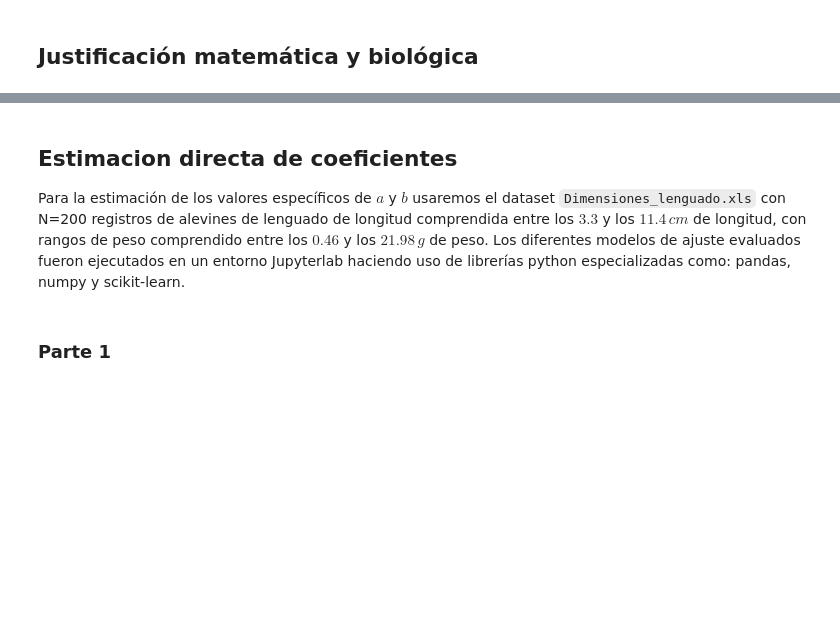
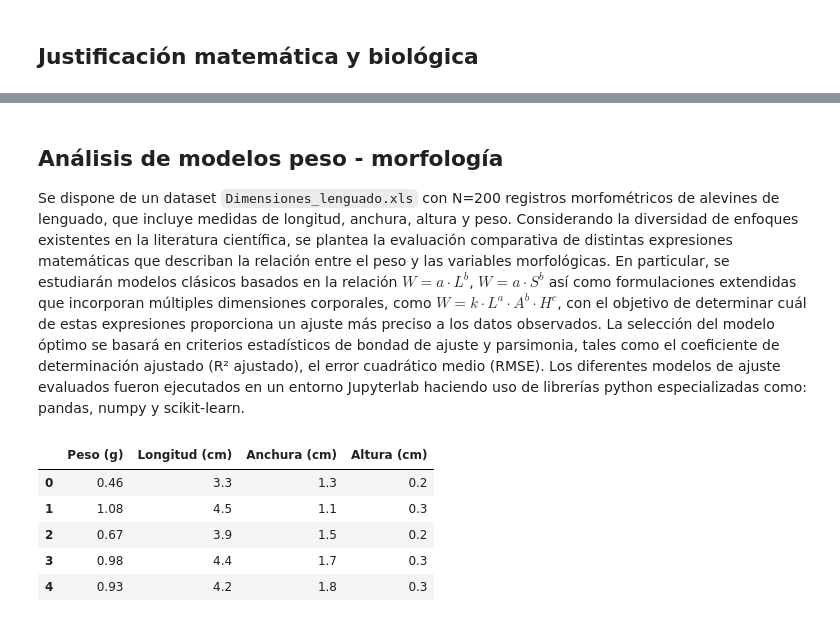
Before and after one commit to jalosu/FLATCLASS, a Jupyter notebook: content/01/Coeficientes.ipynb, the cells around one changed output, grey strips where cells are left out. Drawn from its saved outputs; the diff is of its cells as text; code cells hidden in the pictures; blank space fills up the shorter version.

````diff
--- a/content/01/Coeficientes.ipynb
+++ b/content/01/Coeficientes.ipynb
@@ -64,7 +79,28 @@ W=1,05\cdot V^{0,98}
 W=1,12\cdot V-3,25\quad(R^{2}=0,96)
 ```
 # %% [markdown]
-## Estimacion directa de coeficientes
-Para la estimación de los valores específicos de $a$ y $b$ usaremos el  dataset `Dimensiones_lenguado.xls` con N=200 registros de alevines de lenguado de longitud comprendida entre los $3.3$ y los $11.4\,cm$ de longitud, con rangos de peso comprendido entre los $0.46$ y los $21.98\,g$ de peso. Los diferentes modelos de ajuste evaluados fueron ejecutados en un entorno Jupyterlab haciendo uso de librerías python especializadas como: pandas, numpy y scikit-learn.
+## Análisis de modelos peso - morfología
+Se dispone de un dataset `Dimensiones_lenguado.xls` con N=200 registros morfométricos de alevines de lenguado, que incluye medidas de longitud, anchura, altura y peso. Considerando la diversidad de enfoques existentes en la literatura científica, se plantea la evaluación comparativa de distintas expresiones matemáticas que describan la relación entre el peso y las variables morfológicas. En particular, se estudiarán modelos clásicos basados en la relación $W = a \cdot L^b$, $W = a \cdot S^b$ así como formulaciones extendidas que incorporan múltiples dimensiones corporales, como $W = k \cdot L^a \cdot A^b \cdot H^c$, con el objetivo de determinar cuál de estas expresiones proporciona un ajuste más preciso a los datos observados. La selección del modelo óptimo se basará en criterios estadísticos de bondad de ajuste y parsimonia, tales como el coeficiente de determinación ajustado (R² ajustado), el error cuadrático medio (RMSE).
+Los diferentes modelos de ajuste evaluados fueron ejecutados en un entorno Jupyterlab haciendo uso de librerías python especializadas como: pandas, numpy y scikit-learn.
-# %% [markdown]
-### Parte 1
+# %%
+# Cargar librerias necesarias
+import pandas as pd
+import numpy as np
+import matplotlib.pyplot as plt
+from sklearn.linear_model import LinearRegression
+from sklearn.metrics import r2_score, mean_squared_error, mean_absolute_error
+from scipy.optimize import curve_fit
+
+plt.style.use('seaborn-v0_8-muted')
+
+# Cargar el dataset
+file_path = './data/Dimensiones_lenguado.xlsx'
+df = pd.read_excel(file_path)
+df.head()
+# %% [output]
+|  | Peso (g) | Longitud (cm) | Anchura (cm) | Altura (cm) |
+| 0 | 0.46 | 3.3 | 1.3 | 0.2 |
+| 1 | 1.08 | 4.5 | 1.1 | 0.3 |
+| 2 | 0.67 | 3.9 | 1.5 | 0.2 |
+| 3 | 0.98 | 4.4 | 1.7 | 0.3 |
+| 4 | 0.93 | 4.2 | 1.8 | 0.3 |
````
Also changed, not shown: parts of 6 cells of this notebook, 4 other files.
